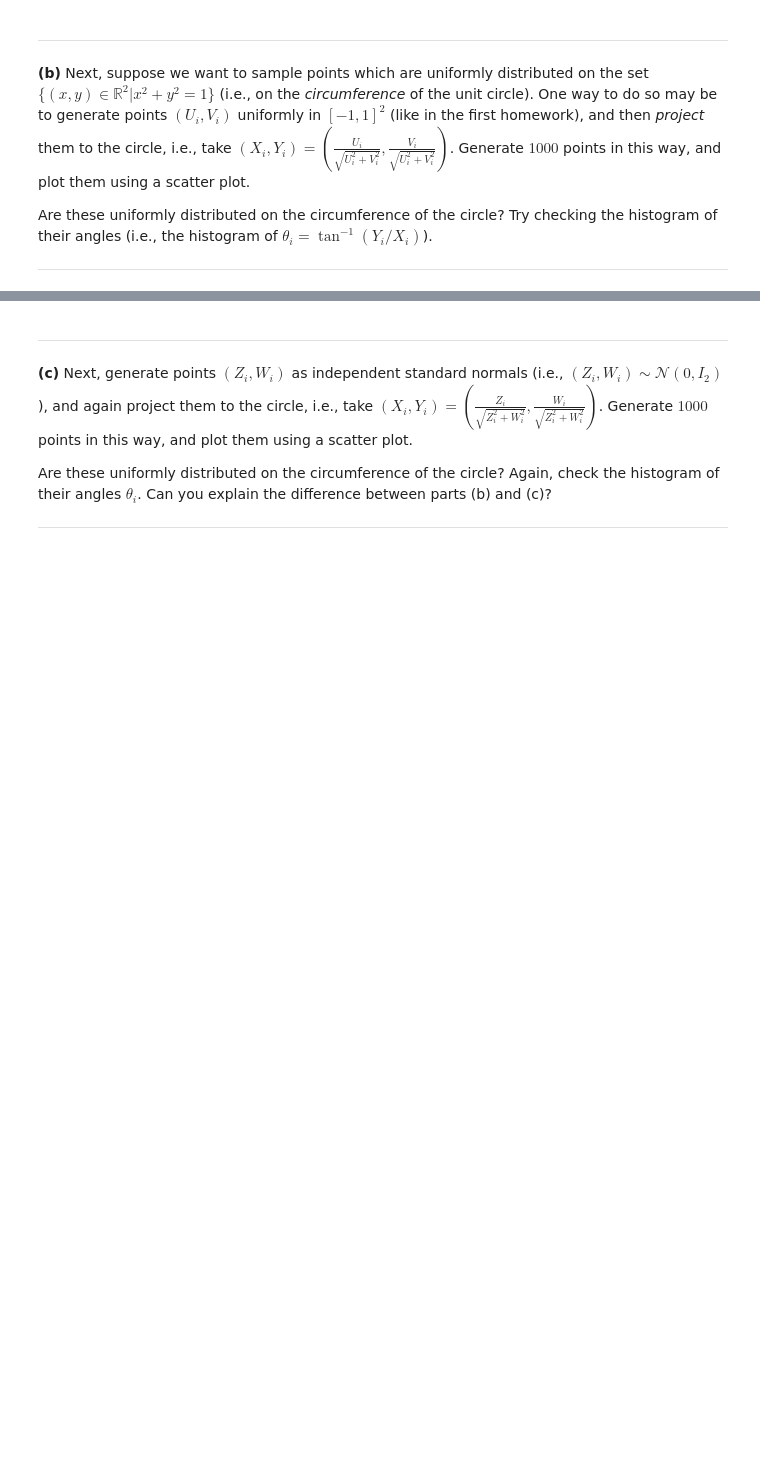
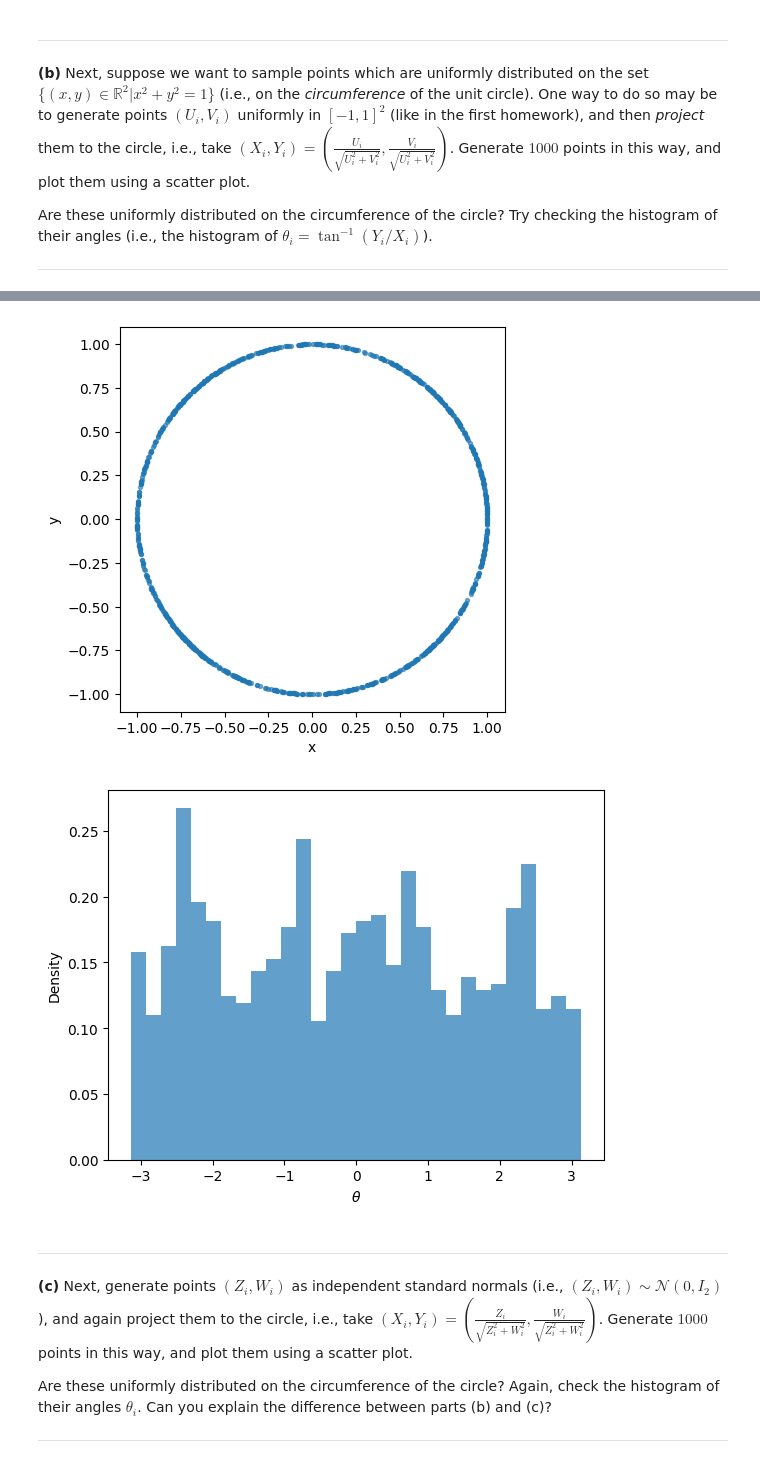
Before and after one commit to NBQian/ORIE-5581, a Jupyter notebook: HW4.ipynb, the cells around one changed output, grey strips where cells are left out. Saved outputs shown, nothing was run; the diff lists cells and outputs as text; code cells hidden in the pictures; blank space fills up the shorter version.

```diff
--- a/HW4.ipynb
+++ b/HW4.ipynb
@@ -93,3 +261,25 @@ Are these uniformly distributed on the circumference of the circle? Try checking
+# %%
+n = 1000
+U = np.random.uniform(-1, 1, size=n)
+V = np.random.uniform(-1, 1, size=n)
+
+X = U / np.sqrt(U**2 + V**2)
+Y = V / np.sqrt(U**2 + V**2)
+
+plt.figure(figsize=(5,5))
+plt.scatter(X, Y, s=8, alpha=0.6)
+plt.gca().set_aspect('equal')
+plt.xlabel("x"); plt.ylabel("y")
+plt.show()
+
+theta = np.arctan2(Y, X)
+plt.hist(theta, bins=30, density=True, alpha=0.7)
+plt.xlabel(r"$\theta$")
+plt.ylabel("Density")
+plt.show()
+# %% [output]
+[figure, added]
+[figure, added]
 # %% [markdown]
 <hr>
 
```
Also changed, not shown: parts of 29 cells of this notebook.
